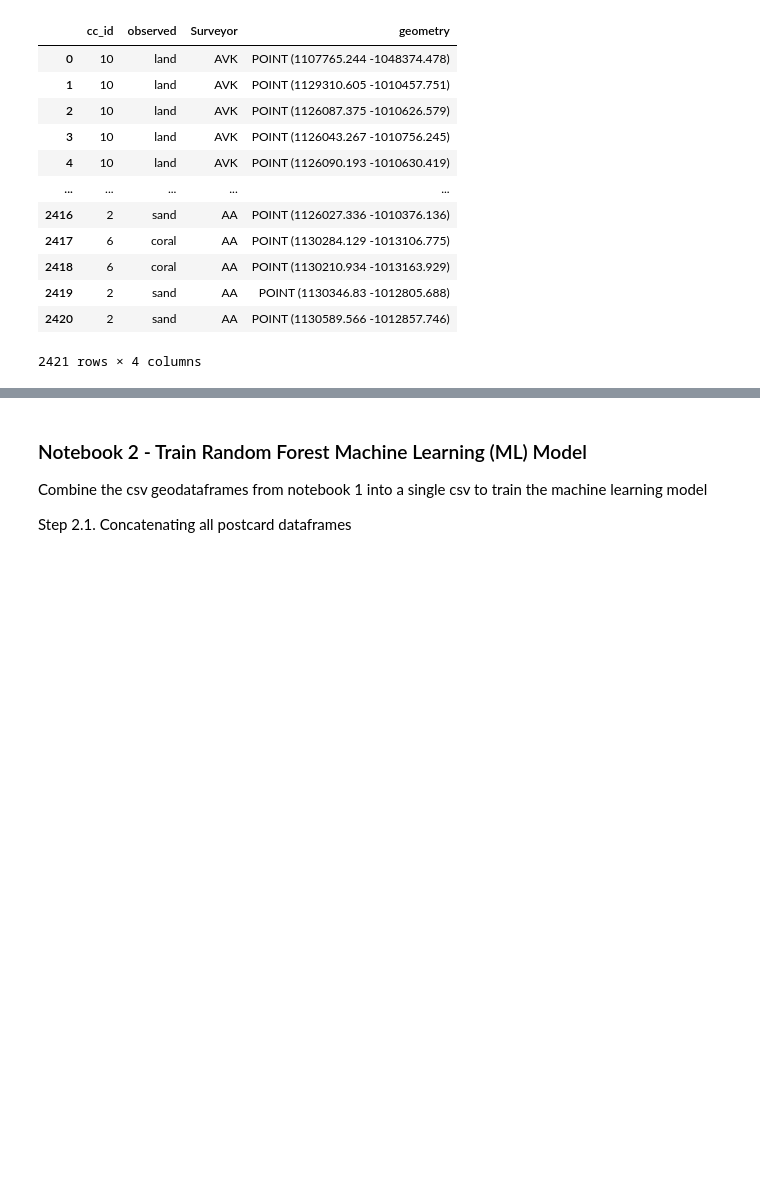
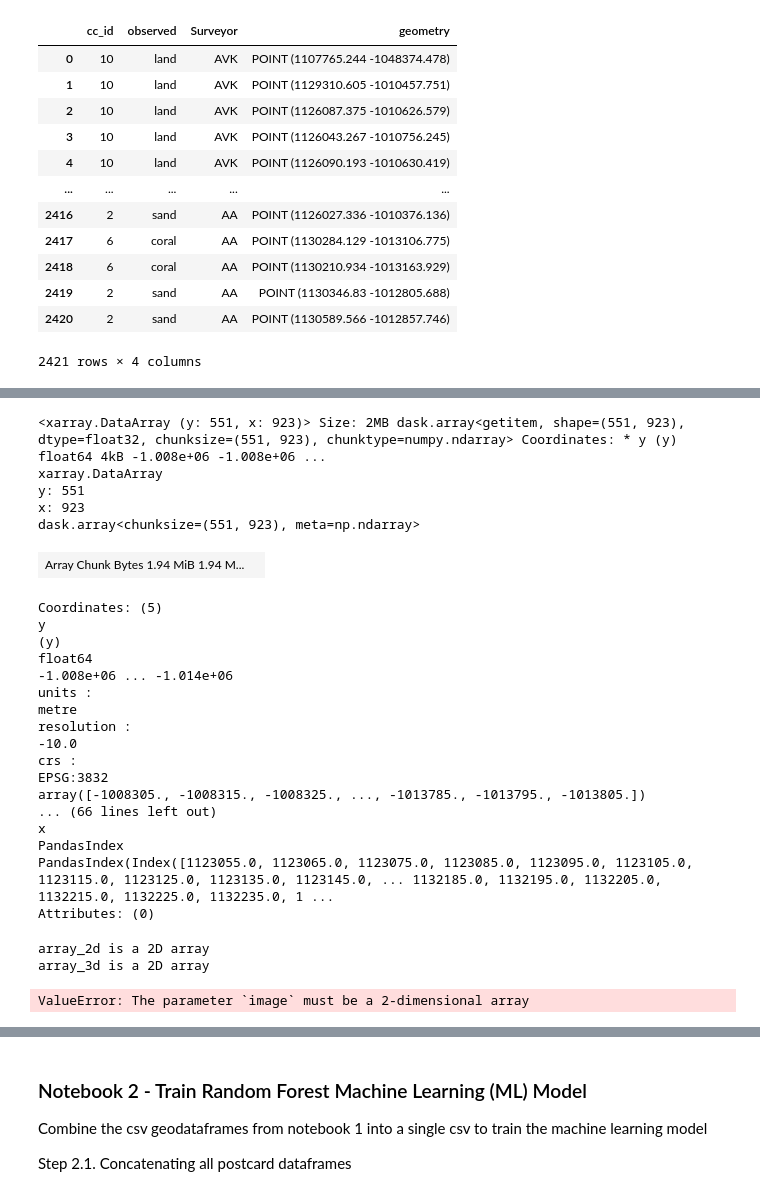
Before and after one commit to digitalearthpacific/dep-seagrass, a Jupyter notebook: classification/3-combined-workflow-sea-rf-12052025.ipynb, the cells around one changed output, grey strips where cells are left out. Cells and saved outputs as stored; diff of their text form; code cells hidden in the pictures; blank space fills up the shorter version.

```diff
--- a/classification/3-combined-workflow-sea-rf-12052025.ipynb
+++ b/classification/3-combined-workflow-sea-rf-12052025.ipynb
@@ -248,5 +282,79 @@ training_array.head()
+# %%
+# Extract the first band (e.g., Red channel if it's an RGB image)
+image_blue = texture_image[2, :, :]
+image_blue = image_blue.squeeze()
+image_blue.dtype
+image_blue
+# %% [output]
+<xarray.DataArray (y: 551, x: 923)> Size: 2MB dask.array<getitem, shape=(551, 923), dtype=float32, chunksize=(551, 923), chunktype=numpy.ndarray> Coordinates: * y (y) float64 4kB -1.008e+06 -1.008e+06 ...
+xarray.DataArray
+y: 551
+x: 923
+dask.array<chunksize=(551, 923), meta=np.ndarray>
+| Array Chunk Bytes 1.94 MiB 1.94 M... |  |
+Coordinates: (5)
+y
+(y)
+float64
+-1.008e+06 ... -1.014e+06
+units :
+metre
+resolution :
+-10.0
+crs :
+EPSG:3832
+array([-1008305., -1008315., -1008325., ..., -1013785., -1013795., -1013805.])
+... (66 lines left out)
+x
+PandasIndex
+PandasIndex(Index([1123055.0, 1123065.0, 1123075.0, 1123085.0, 1123095.0, 1123105.0, 1123115.0, 1123125.0, 1123135.0, 1123145.0, ... 1132185.0, 1132195.0, 1132205.0, 1132215.0, 1132225.0, 1132235.0, 1 ...
+Attributes: (0)
+# %%
+# Check the number of dimensions
+if image_blue.ndim == 2:
+    print("array_2d is a 2D array")
+elif image_blue.ndim == 3:
+    print("array_2d is a 3D array")
+
+if image_blue.ndim == 2:
+    print("array_3d is a 2D array")
+elif image_blue.ndim == 3:
+    print("array_3d is a 3D array")
+# %% [output]
+array_2d is a 2D array
+array_3d is a 2D array
 # %%
 # Setup soectral_features_df
+
+# Function to compute GLCM contrast for every pixel in the image
+def compute_local_contrast(image_blue, distances, angles, levels):
+    # Initialize an array to store the contrast values
+    contrast_array = np.zeros_like(image_blue, dtype=float)
+
+    # Pad the image to handle the edges
+    padded_image = np.pad(texture_image, pad_width=1, mode='edge')  # Pad with one pixel
+
+    # Loop over each pixel in the image
+    for i in range(1, padded_image.shape[0] - 1):
+        for j in range(1, padded_image.shape[1] - 1):
+            # Get the local 3x3 window around the pixel
+            window = padded_image[i - 1:i + 2, j - 1:j + 2]
+
+            # Compute GLCM for the window
+            glcm = graycomatrix(window, distances=distances, angles=angles, levels=levels, symmetric=True, normed=True)
+
+            # Extract contrast property
+            contrast = graycoprops(glcm, 'contrast')[0, 0]
+
+            # Store the contrast in the corresponding pixel
+            contrast_array[i - 1, j - 1] = contrast
+
+    return contrast_array
+
+# Example of how to compute the contrast array
+contrast_array = compute_local_contrast(image_blue, distances=[1], angles=[0], levels=256)
+# %% [output]
+ValueError: The parameter `image` must be a 2-dimensional array
 # %%
 training_features = []
 for image in texture_image:  # Assume texture_image is a list of 2D arrays
```
Also changed, not shown: parts of 25 cells of this notebook, 11 other files.
